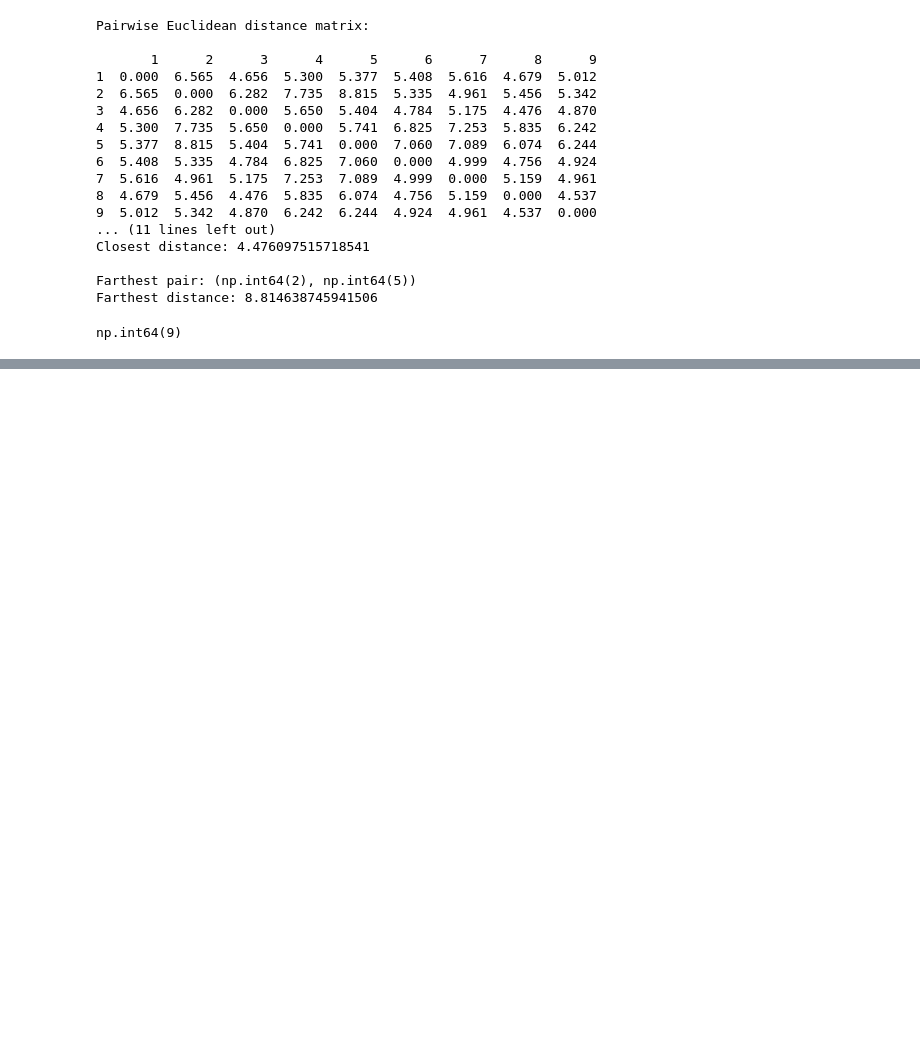
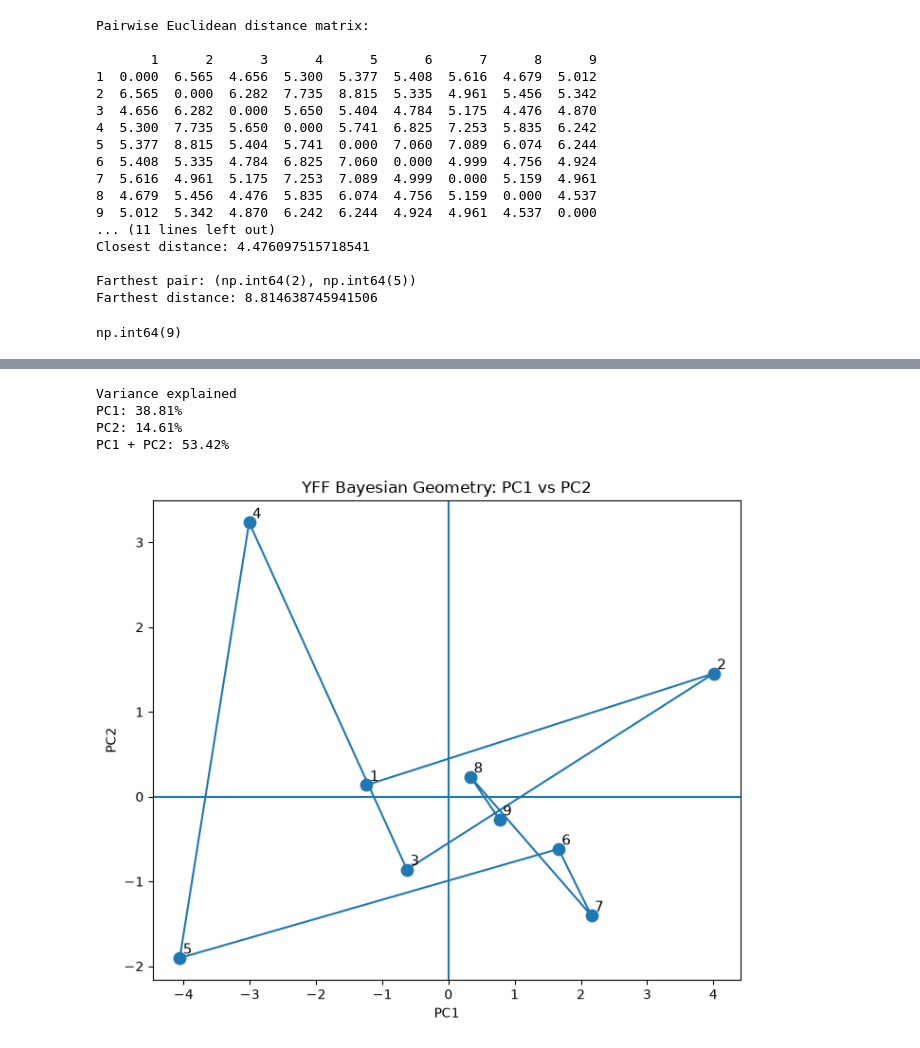
Before and after one commit to Shafiq-Abdu/number-simplex-reproduction, a Jupyter notebook: notebooks1/10_bayesian_lambda_geometry.ipynb, the cells around one changed output, grey strips where cells are left out. Saved outputs shown, nothing was run; the diff lists cells and outputs as text; code cells hidden in the pictures; blank space fills up the shorter version.

```diff
--- a/notebooks1/10_bayesian_lambda_geometry.ipynb
+++ b/notebooks1/10_bayesian_lambda_geometry.ipynb
@@ -388,3 +388,22 @@ Farthest distance: 8.814638745941506
 np.linalg.matrix_rank(D)
 # %% [output]
 np.int64(9)
+# %%
+# --------------------------------------------------
+# Step 5A: PCA coordinates from the existing SVD
+# --------------------------------------------------
+
+# PCA scores / coordinates of the 9 number representations
+Z = U * singular_values
+
+print("PCA coordinate matrix shape:", Z.shape)
+
+# Show first 3 PCs
+pca_coordinates = pd.DataFrame(
+    Z[:, :3],
+    index=np.arange(1, 10),
+    columns=["PC1", "PC2", "PC3"]
+)
+
+print("\nPCA coordinates for numbers 1-9:\n")
+print(pca_coordinates.round(4))
@@ -390,0 +425,43 @@ np.int64(9)
+# %%
+import matplotlib.pyplot as plt
+import numpy as np
+
+# --------------------------------------------------
+# Step 5B: PC1 vs PC2 plot
+# --------------------------------------------------
+
+pc1 = Z[:, 0]
+pc2 = Z[:, 1]
+
+print("Variance explained")
+print(f"PC1: {100 * explained_variance_ratio[0]:.2f}%")
+print(f"PC2: {100 * explained_variance_ratio[1]:.2f}%")
+print(f"PC1 + PC2: {100 * (explained_variance_ratio[0] + explained_variance_ratio[1]):.2f}%")
+
+numbers = np.arange(1, 10)
+
+plt.figure(figsize=(7, 6))
+plt.scatter(pc1, pc2, s=80)
+
+# label each point
+for i, num in enumerate(numbers):
+    plt.text(pc1[i] + 0.05, pc2[i] + 0.05, str(num), fontsize=11)
+
+# connect numbers in numerical order
+plt.plot(pc1, pc2)
+
+# axis lines through origin
+plt.axhline(0)
+plt.axvline(0)
+
+plt.xlabel("PC1")
+plt.ylabel("PC2")
+plt.title("YFF Bayesian Geometry: PC1 vs PC2")
+plt.tight_layout()
+plt.show()
+# %% [output]
+Variance explained
+PC1: 38.81%
+PC2: 14.61%
+PC1 + PC2: 53.42%
+[figure, added]
```
Also changed, not shown: parts of 12 cells of this notebook, 1 other file.
